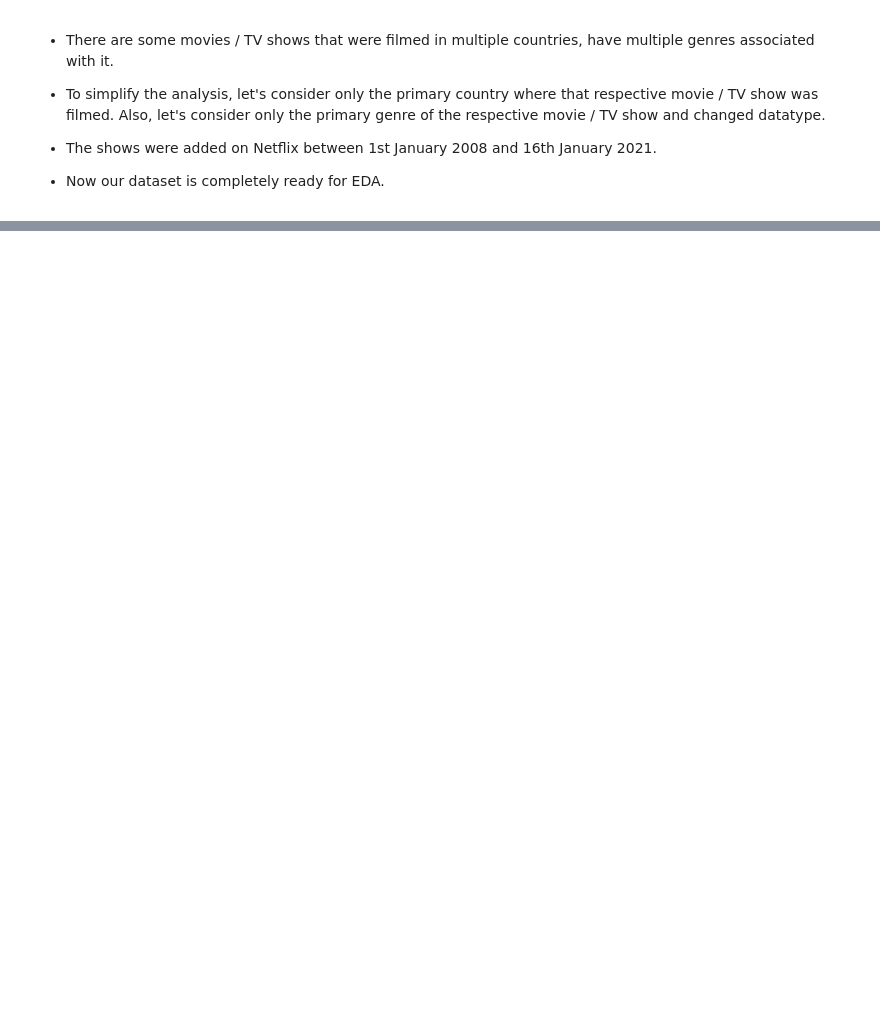
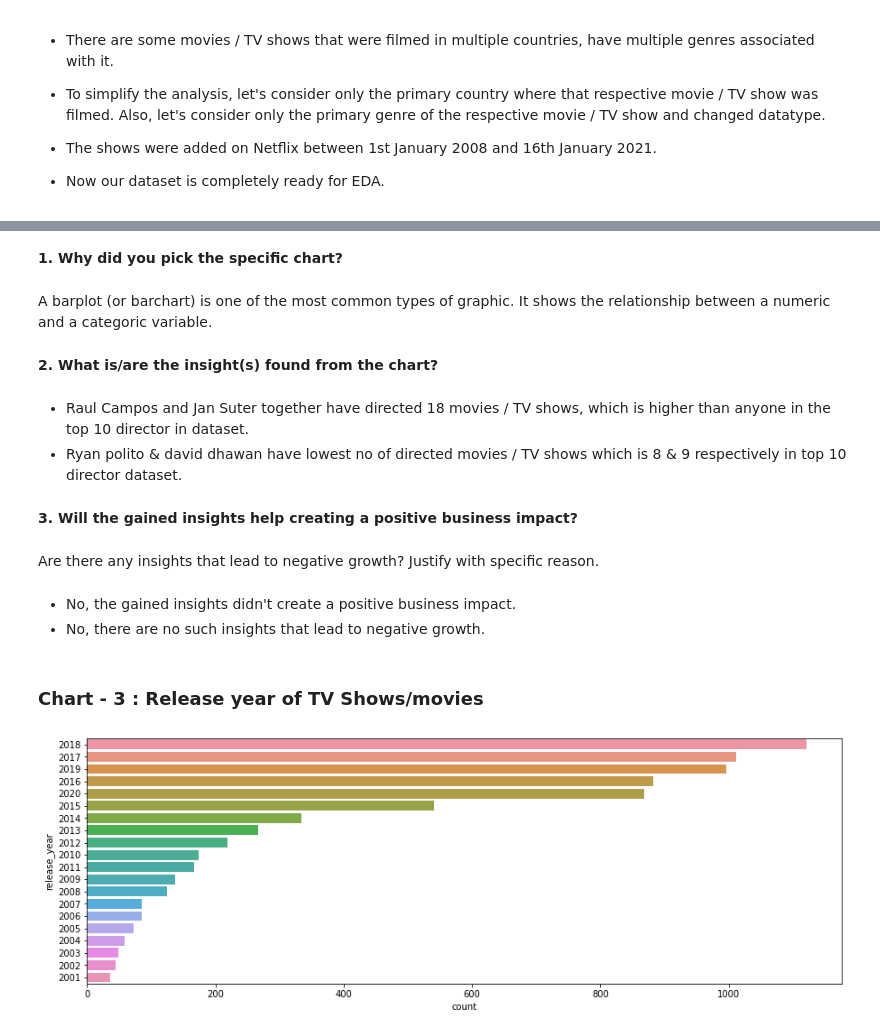
Before and after one commit to Sairindhrijena/Netflix-Movies-and-TV-Shows-Clustering, a Jupyter notebook: Netflix_Movies_and_TV_Shows_Clustering.ipynb, the cells around one changed output, grey strips where cells are left out. Cells and saved outputs as stored; diff of their text form; code cells hidden in the pictures; blank space fills up the shorter version.

```diff
--- a/Netflix_Movies_and_TV_Shows_Clustering.ipynb
+++ b/Netflix_Movies_and_TV_Shows_Clustering.ipynb
@@ -497,0 +546,32 @@ memory usage: 791.0+ KB
+# %% [markdown]
+**1. Why did you pick the specific chart?**
+# %% [markdown]
+A barplot (or barchart) is one of the most common types of graphic. It shows the relationship between a numeric and a categoric variable.
+# %% [markdown]
+**2. What is/are the insight(s) found from the chart?**
+# %% [markdown]
+
+
+*   Raul Campos and Jan Suter together have directed 18 movies / TV shows, which is higher than anyone in the top 10 director in dataset.
+*   Ryan polito & david dhawan have lowest no of directed movies / TV shows which is 8 & 9 respectively in top 10 director dataset.
+# %% [markdown]
+**3. Will the gained insights help creating a positive business impact?**
+# %% [markdown]
+Are there any insights that lead to negative growth? Justify with specific reason.
+# %% [markdown]
+
+
+*   No, the gained insights didn't create a positive business impact.
+*  No, there are no such insights that lead to negative growth.
+# %% [markdown]
+### **Chart - 3 : Release year of TV Shows/movies**
+# %%
+# Chart - 3 visualization code
+#Analysing how many movies released per year in last 20 years
+movies_year =data['release_year'].value_counts().sort_index(ascending=False)
+movies_year[:20]
+plt.figure(figsize=(15,5))
+sns.countplot(y=data['release_year'],data=data,order=data['release_year'].value_counts().index[0:20])
+plt.show()
+# %% [output]
+[figure, added]
```
Also changed, not shown: parts of 131 cells of this notebook.
